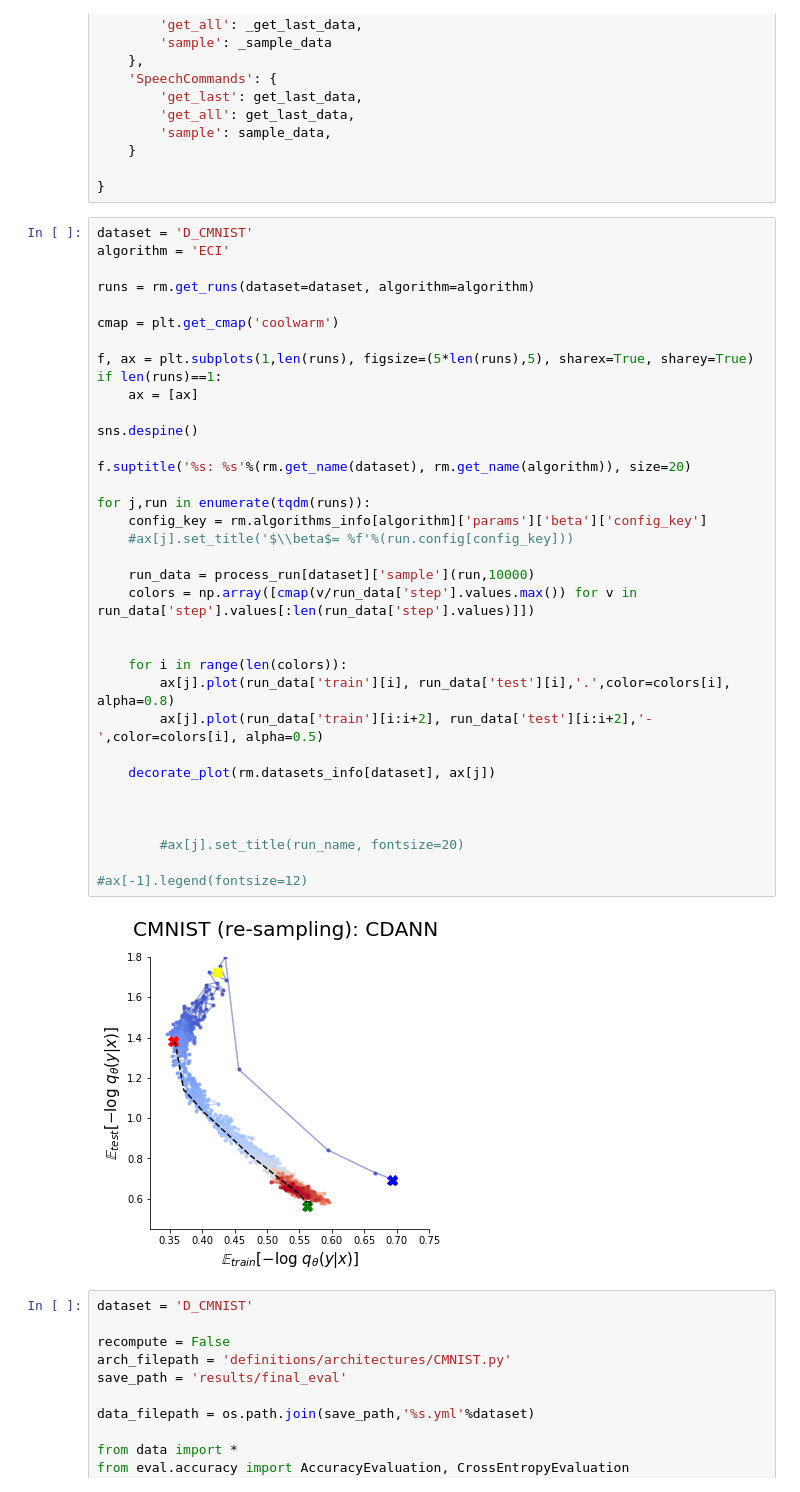
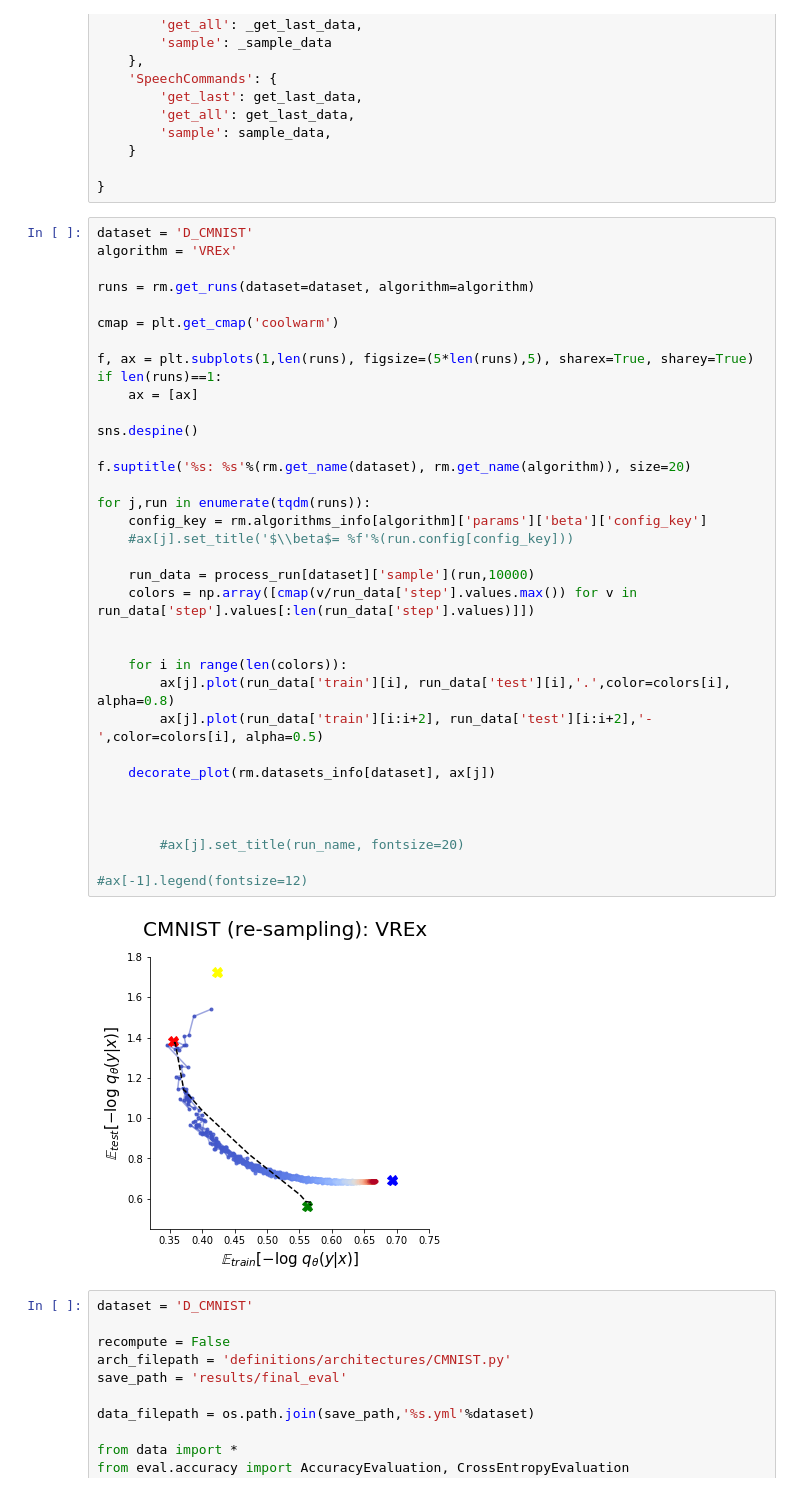
Before and after one commit to mfederici/JADE, a Jupyter notebook: results.ipynb, the cells around one changed output. Drawn from its saved outputs; the diff is of its cells as text.

Commit message:
VREx use std, updated schedule

```diff
--- a/results.ipynb
+++ b/results.ipynb
@@ -251,41 +251,41 @@ process_run = {
 }
 # %%
 dataset = 'D_CMNIST'
-algorithm = 'ECI'
+algorithm = 'VREx'
 
 runs = rm.get_runs(dataset=dataset, algorithm=algorithm)
 
 cmap = plt.get_cmap('coolwarm')
 
 f, ax = plt.subplots(1,len(runs), figsize=(5*len(runs),5), sharex=True, sharey=True)
 if len(runs)==1:
     ax = [ax]
 
 sns.despine()
 
 f.suptitle('%s: %s'%(rm.get_name(dataset), rm.get_name(algorithm)), size=20)
 
 for j,run in enumerate(tqdm(runs)):
     config_key = rm.algorithms_info[algorithm]['params']['beta']['config_key']
     #ax[j].set_title('$\\beta$= %f'%(run.config[config_key]))
 
     run_data = process_run[dataset]['sample'](run,10000)
     colors = np.array([cmap(v/run_data['step'].values.max()) for v in run_data['step'].values[:len(run_data['step'].values)]])
 
 
     for i in range(len(colors)):
         ax[j].plot(run_data['train'][i], run_data['test'][i],'.',color=colors[i], alpha=0.8)
         ax[j].plot(run_data['train'][i:i+2], run_data['test'][i:i+2],'-',color=colors[i], alpha=0.5)
 
     decorate_plot(rm.datasets_info[dataset], ax[j])
 
 
 
         #ax[j].set_title(run_name, fontsize=20)
 
 #ax[-1].legend(fontsize=12)
 # %% [output]
-[figure, old version]
+[figure, new version]
 # %%
 dataset = 'D_CMNIST'
 
```
Also changed, not shown: 2 other files.
